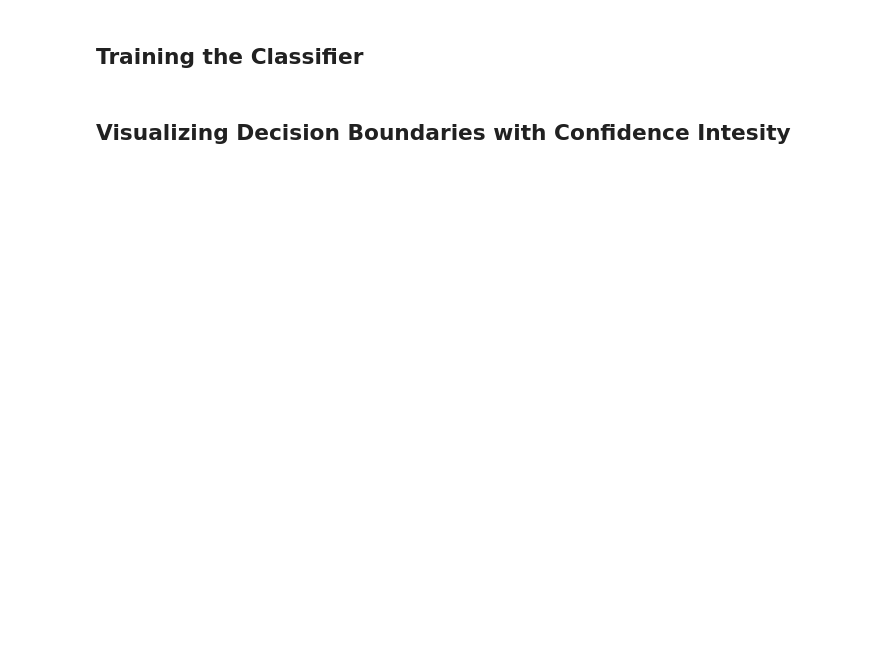
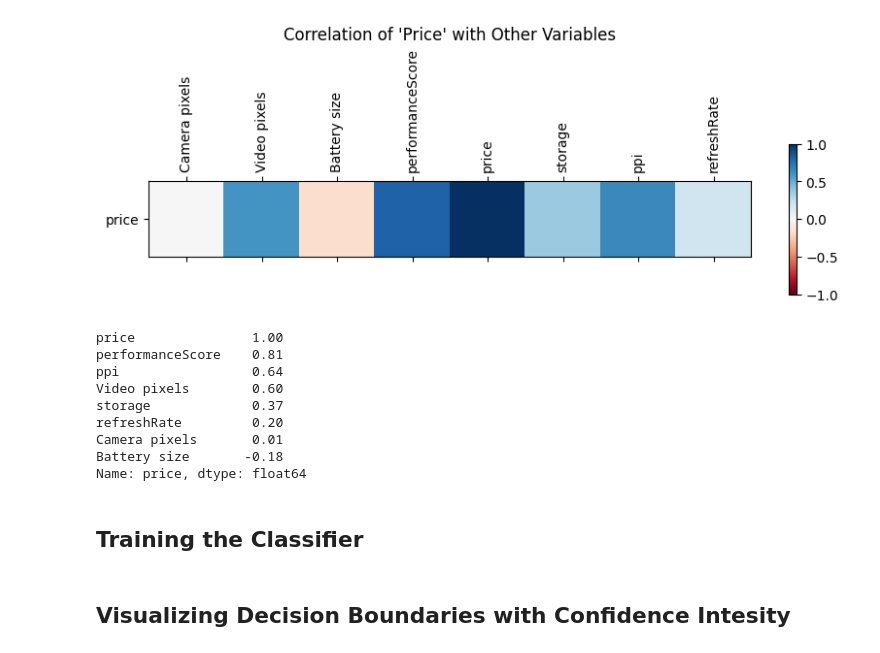
Before and after one commit to Amer-Zakaria/pricing-model, a Jupyter notebook: main.ipynb, the cells around one changed output. Saved outputs shown, nothing was run; the diff lists cells and outputs as text; code cells hidden in the pictures; blank space fills up the shorter version.

```diff
--- a/main.ipynb
+++ b/main.ipynb
@@ -11,0 +13,3 @@ st.set_page_config(page_title="Mobile Pricing Decision Boundary", layout="wide")
+# %%
+smartphones = pd.read_json("smartphonesSpecs.json") #
+smartphones.info()
@@ -12 +156,24 @@ st.set_page_config(page_title="Mobile Pricing Decision Boundary", layout="wide")
+# %%
+# Finding the correlation Between the price and other features
+corr = specs_numeric.corr()
+price_corr = corr.loc[['price']]
+fig = plt.figure(figsize=(10, 2))
+plt.matshow(price_corr, cmap='RdBu', fignum=fig.number, vmin=-1, vmax=1)
+plt.xticks(range(len(price_corr.columns)), price_corr.columns, rotation=90)
+plt.yticks([0], price_corr.index)
+plt.title("Correlation of 'Price' with Other Variables")
+plt.colorbar()
+plt.show()
+corr.loc["price"].sort_values(ascending=False)
+# %% [output]
+[figure, added]
+price               1.00
+performanceScore    0.81
+ppi                 0.64
+Video pixels        0.60
+storage             0.37
+refreshRate         0.20
+Camera pixels       0.01
+Battery size       -0.18
+Name: price, dtype: float64
 # %%
```
Also changed, not shown: parts of 14 cells of this notebook, 5 other files.
